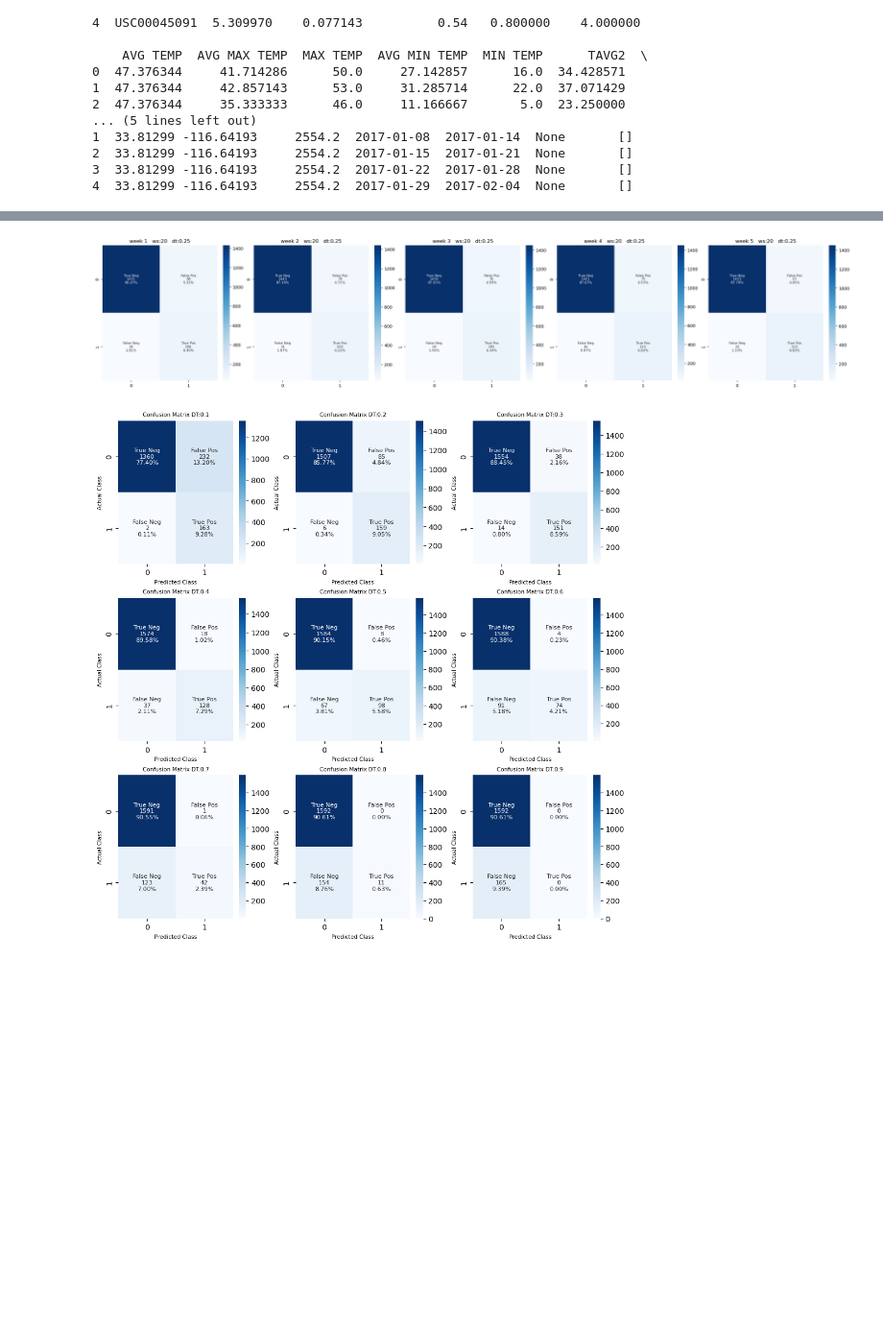
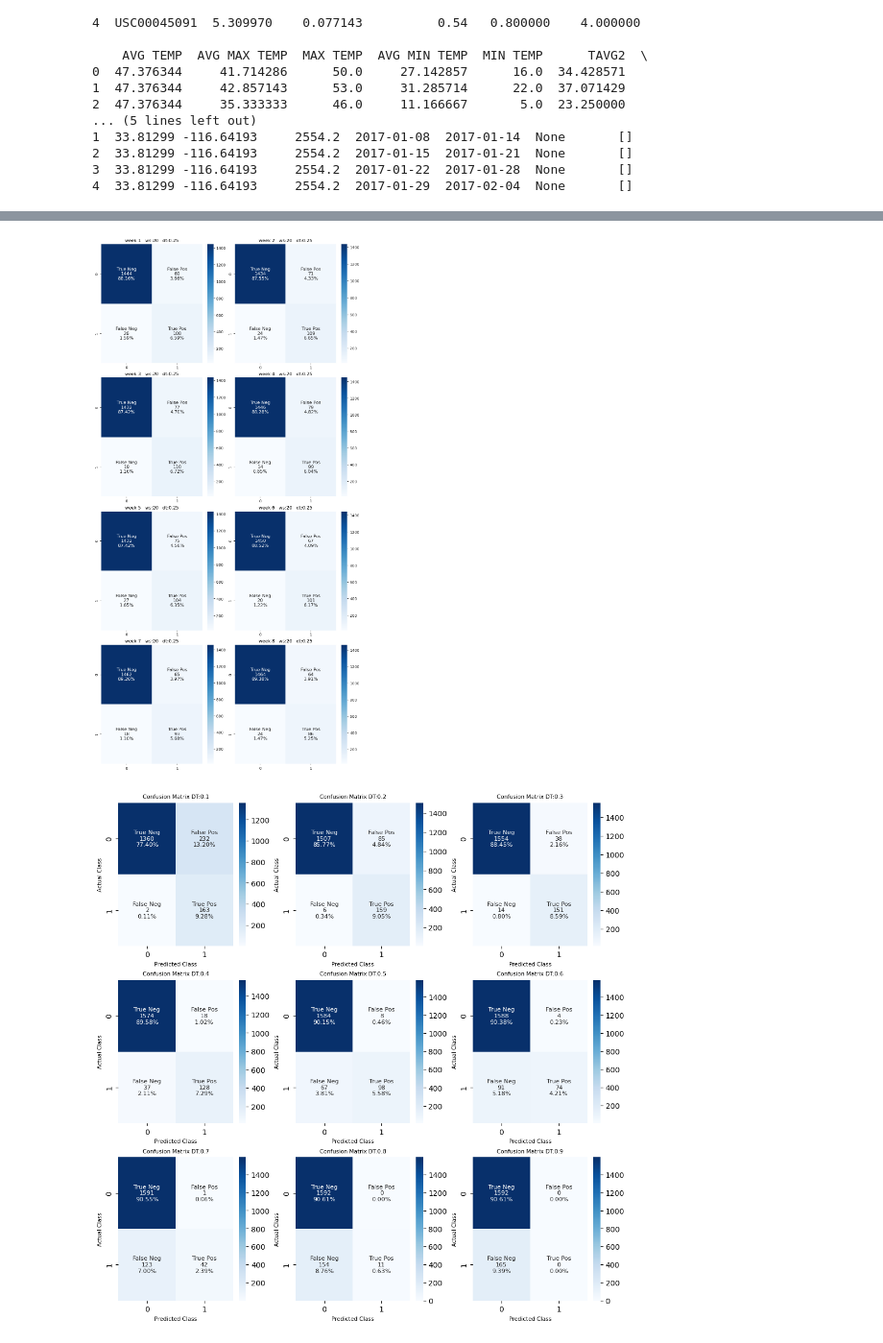
Before and after one commit to aaroncao06/calfire-ml, a Jupyter notebook: CalfireRFtimeSeriesV2.ipynb, the cells around one changed output, grey strips where cells are left out. Shown at 96% size. Saved outputs shown, nothing was run; the diff lists cells and outputs as text; code cells hidden in the pictures; blank space fills up the shorter version.

```diff
--- a/CalfireRFtimeSeriesV2.ipynb
+++ b/CalfireRFtimeSeriesV2.ipynb
@@ -54,6 +54,9 @@ combined_data['fire two weeks'] = combined_data.groupby('STATION')['fire'].shift
 combined_data['fire three weeks'] = combined_data.groupby('STATION')['fire'].shift(-3)
 combined_data['fire four weeks'] = combined_data.groupby('STATION')['fire'].shift(-4)
 combined_data['fire five weeks'] = combined_data.groupby('STATION')['fire'].shift(-5)
+combined_data['fire six weeks'] = combined_data.groupby('STATION')['fire'].shift(-6)
+combined_data['fire seven weeks'] = combined_data.groupby('STATION')['fire'].shift(-7)
+combined_data['fire eight weeks'] = combined_data.groupby('STATION')['fire'].shift(-8)
 # Drop the last row with NaN target since there is no target for it
 combined_data = combined_data.dropna()
 
@@ -62,7 +65,7 @@ combined_data = combined_data.dropna()
 window_size = 20
 
 features = ['AWND', 'AVG PRECIP', 'TOTAL PRECIP','AVG SNOW','TOTAL SNOW','AVG TEMP','AVG MAX TEMP','MAX TEMP','AVG MIN TEMP','MIN TEMP','LATITUDE','LONGITUDE','ELEVATION', 'fire']
-target = ['fire next week', 'fire two weeks', 'fire three weeks', 'fire four weeks', 'fire five weeks']
+target = ['fire next week', 'fire two weeks', 'fire three weeks', 'fire four weeks', 'fire five weeks', 'fire six weeks', 'fire seven weeks', 'fire eight weeks']
 
 # Split data into features and target
 X = combined_data[features]  # Features
@@ -96,8 +99,9 @@ model.fit(X_train, y_train)
 predictions = model.predict_proba(X_test)  # probability output which needs to be classified into binary
 # Evaluate the model on the test set
 # %%
-dt_arr = [0.25, 0.25, 0.25, 0.25, 0.25]
+dt_arr = 0.25
 y_test_np = np.array(y_test)
+metric_graph_df = pd.DataFrame(columns=['week', 'accuracy', 'precision', 'recall', 'f1', 'auc_roc'])
 #print(predictions)
 #print(X_train.shape)
 #print(y_train.shape)
@@ -106,12 +110,14 @@ y_test_np = np.array(y_test)
 for i, pred_array in enumerate(predictions):
     predictions_i_week = pred_array[:, 1]
     y_test_i_week = y_test_np[:, i]
-    binary_pred_i_week = (predictions_i_week >= dt_arr[i]).astype(int)
+    binary_pred_i_week = (predictions_i_week >= dt_arr).astype(int)
     accuracy = accuracy_score(y_test_i_week, binary_pred_i_week)
     precision = precision_score(y_test_i_week, binary_pred_i_week)
     recall = recall_score(y_test_i_week, binary_pred_i_week)
     f1 = f1_score(y_test_i_week, binary_pred_i_week)
     auc_roc = roc_auc_score(y_test_i_week, binary_pred_i_week)
+    df_to_add = pd.DataFrame({'week':(i+1), 'accuracy':accuracy, 'precision':precision, 'recall':recall, 'f1':f1, 'auc_roc':auc_roc}, index=[0])
+    metric_graph_df = pd.concat([metric_graph_df, df_to_add])
     print(f"Metrics for week {i+1}: --------------------")
     print(f"Accuracy: {accuracy}")
     print(f"Precision: {precision} | Recall: {recall}")
@@ -140,22 +161,22 @@ AUC-ROC: 0.8749623877418757
 # %%
-fig, ax = plt.subplots(1,5, constrained_layout = True, figsize=(25,5))
+fig, ax = plt.subplots(4,2, constrained_layout = True, figsize=(10,20))
 
 for i, pred_array in enumerate(predictions):
     predictions_i_week = pred_array[:, 1]
     y_test_i_week = y_test_np[:, i]
     binary_pred_i_week = (predictions_i_week >= dt_arr[i]).astype(int)
 
     cf_matrix = confusion_matrix(y_test_i_week, binary_pred_i_week)
     group_names = ['True Neg','False Pos', 'False Neg', 'True Pos']
     group_counts = ['{0:0.0f}'.format(value) for value in cf_matrix.flatten()]
     group_percentages = ['{0:.2%}'.format(value) for value in cf_matrix.flatten()/np.sum(cf_matrix)]
     labels = [f'{v1}\n{v2}\n{v3}' for v1, v2, v3 in zip(group_names,group_counts,group_percentages)]
     labels = np.asarray(labels).reshape(2,2)
     #sns.heatmap(cf_matrix, annot=labels, fmt='', cmap='Blues')
     title = 'week '+str(i+1)+'   ws:'+str(window_size)+"   dt:"+str(dt_arr[i])
-    sns.heatmap(cf_matrix, annot=labels, annot_kws={"fontsize":8}, fmt='', cmap='Blues', ax=ax[i]).set(title=title)
+    sns.heatmap(cf_matrix, annot=labels, annot_kws={"fontsize":12}, fmt='', cmap='Blues', ax=ax[int(i/2)][i%2]).set(title=title)
 # %% [output]
-[figure, old version]
+[figure, new version]
 # %%
 for i, pred_array in enumerate(predictions):
     predictions_i_week = pred_array[:, 1] #y_pred
```
Also changed, not shown: parts of 2 cells of this notebook, 2 other files.
